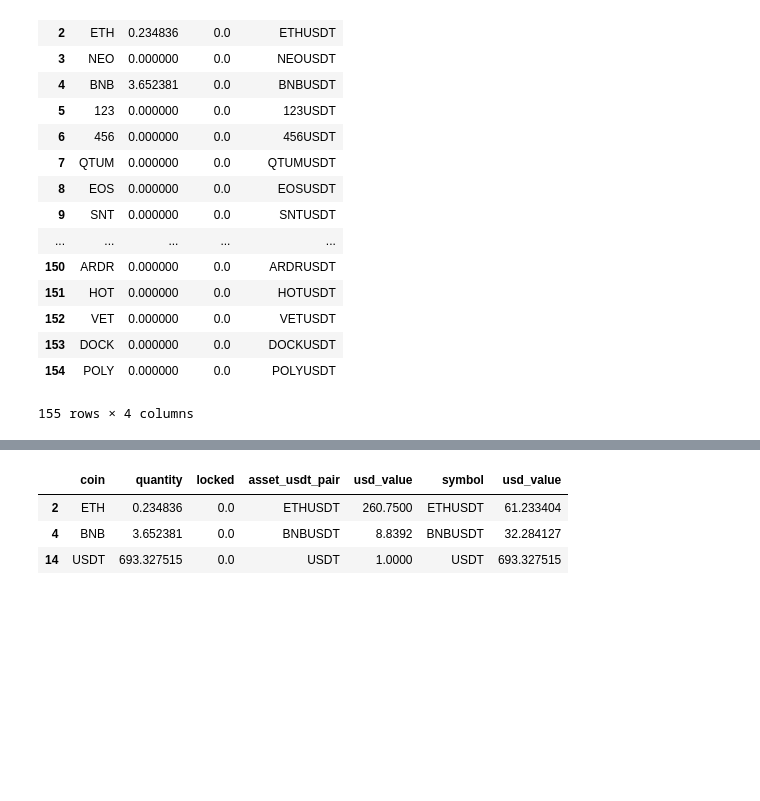
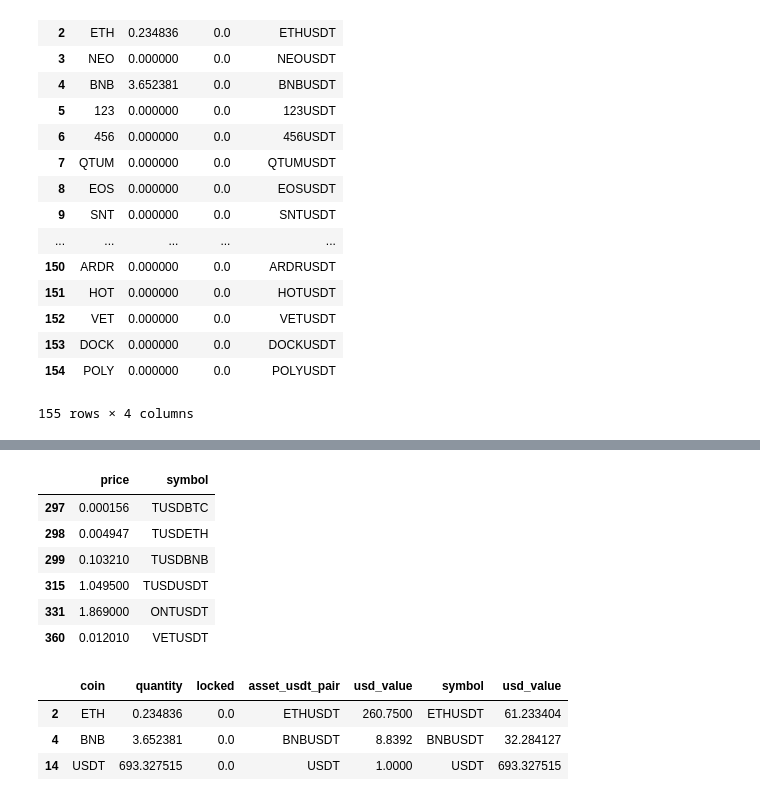
Before and after one commit to ChrisMcPherson/logic_by_loidsig, a Jupyter notebook: notebooks/binance_data_exploration.ipynb, the cells around one changed output, grey strips where cells are left out. Drawn from its saved outputs; the diff is of its cells as text; code cells hidden in the pictures; blank space fills up the shorter version.

```diff
--- a/notebooks/binance_data_exploration.ipynb
+++ b/notebooks/binance_data_exploration.ipynb
@@ -106,3 +106,14 @@ all_tickers_df
+# %%
+# 'TUSDBNB', 'TUSDBTC', 'TUSDETH'
+all_tickers_df[all_tickers_df['symbol'].str.contains('TUS')]
+# %% [output]
+|  | price | symbol |
+| 297 | 0.000156 | TUSDBTC |
+| 298 | 0.004947 | TUSDETH |
+| 299 | 0.103210 | TUSDBNB |
+| 315 | 1.049500 | TUSDUSDT |
+| 331 | 1.869000 | ONTUSDT |
+| 360 | 0.012010 | VETUSDT |
 # %%
 wallet_df = pd.merge(wallet_df, all_tickers_df, left_on='asset_usdt_pair', right_on='symbol', how='left')
 wallet_df = wallet_df[wallet_df['free'] > 0]
```
Also changed, not shown: parts of 1 cell of this notebook, 5 other files.
